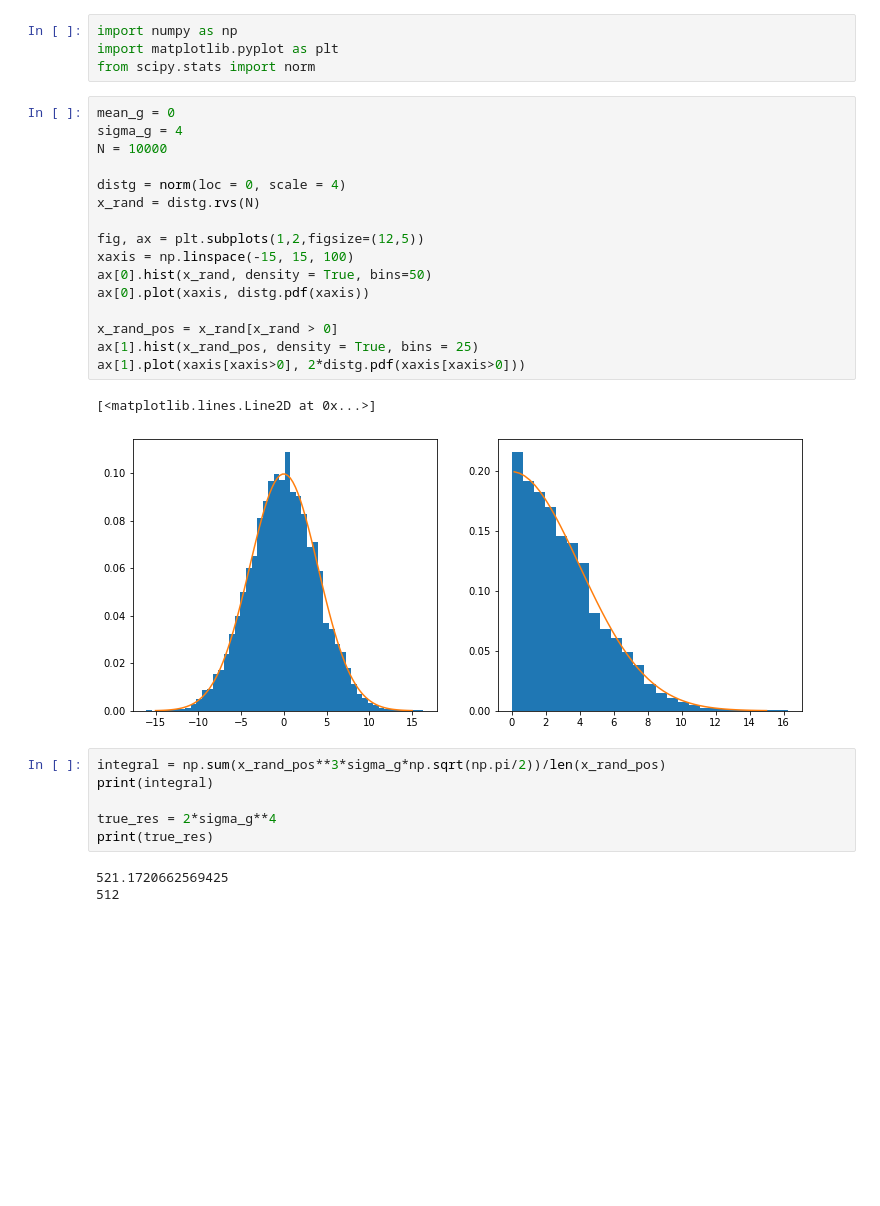
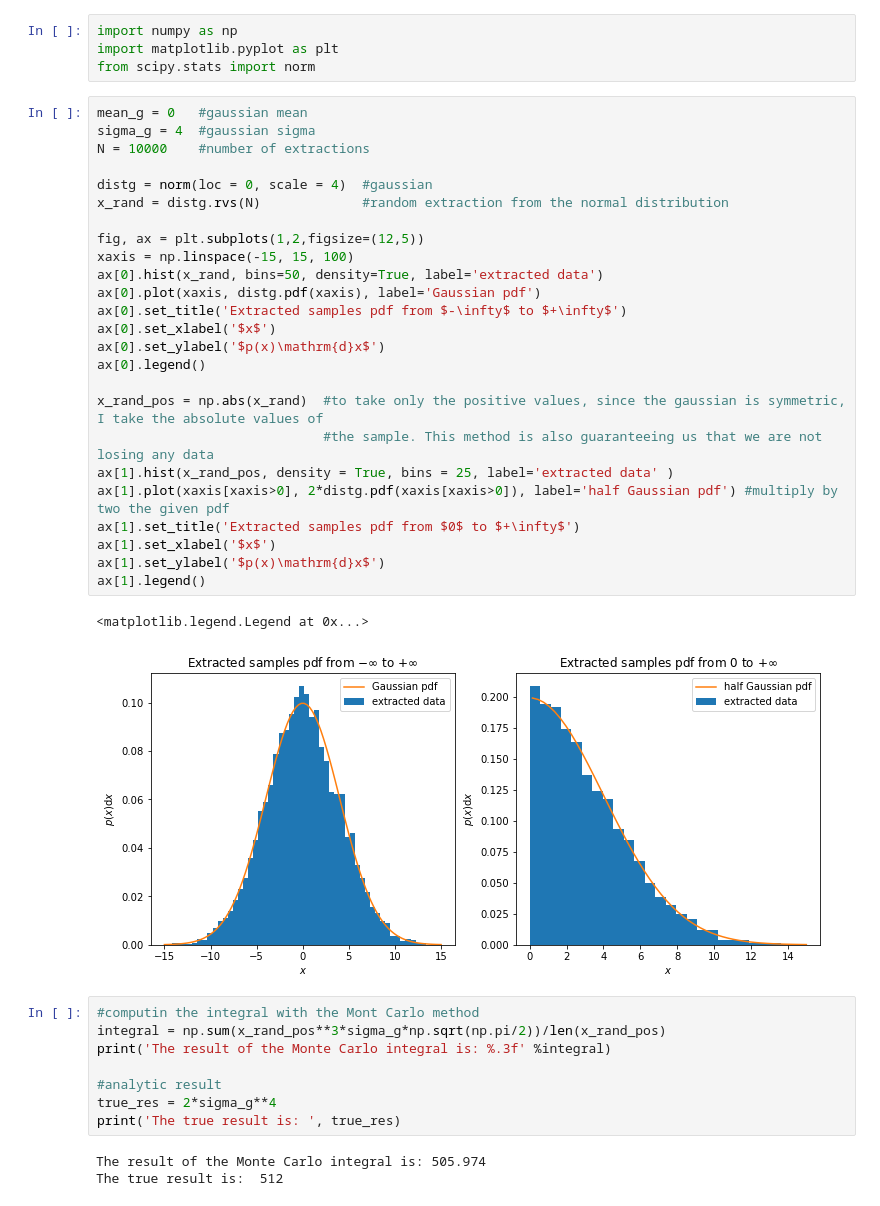
Before and after one commit to giuliapru/astrostatistics_bicocca_2022, a Jupyter notebook: working/L03_Gaussian_integral.ipynb, the cells around one changed output. Saved outputs shown, nothing was run; the diff lists cells and outputs as text; blank space fills up the shorter version.

```diff
--- a/working/L03_Gaussian_integral.ipynb
+++ b/working/L03_Gaussian_integral.ipynb
@@ -5,30 +29,41 @@ import numpy as np
 import matplotlib.pyplot as plt
 from scipy.stats import norm
 # %%
-mean_g = 0
-sigma_g = 4
-N = 10000
+mean_g = 0   #gaussian mean
+sigma_g = 4  #gaussian sigma
+N = 10000    #number of extractions
 
-distg = norm(loc = 0, scale = 4)
-x_rand = distg.rvs(N)
+distg = norm(loc = 0, scale = 4)  #gaussian
+x_rand = distg.rvs(N)             #random extraction from the normal distribution
 
 fig, ax = plt.subplots(1,2,figsize=(12,5))
 xaxis = np.linspace(-15, 15, 100)
-ax[0].hist(x_rand, density = True, bins=50)
-ax[0].plot(xaxis, distg.pdf(xaxis))
+ax[0].hist(x_rand, bins=50, density=True, label='extracted data')
+ax[0].plot(xaxis, distg.pdf(xaxis), label='Gaussian pdf')
+ax[0].set_title('Extracted samples pdf from $-\infty$ to $+\infty$')
+ax[0].set_xlabel('$x$')
+ax[0].set_ylabel('$p(x)\mathrm{d}x$')
+ax[0].legend()
 
-x_rand_pos = x_rand[x_rand > 0]
-ax[1].hist(x_rand_pos, density = True, bins = 25)
-ax[1].plot(xaxis[xaxis>0], 2*distg.pdf(xaxis[xaxis>0]))
+x_rand_pos = np.abs(x_rand)  #to take only the positive values, since the gaussian is symmetric, I take the absolute values of
+                             #the sample. This method is also guaranteeing us that we are not losing any data
+ax[1].hist(x_rand_pos, density = True, bins = 25, label='extracted data' )
+ax[1].plot(xaxis[xaxis>0], 2*distg.pdf(xaxis[xaxis>0]), label='half Gaussian pdf') #multiply by two the given pdf
+ax[1].set_title('Extracted samples pdf from $0$ to $+\infty$')
+ax[1].set_xlabel('$x$')
+ax[1].set_ylabel('$p(x)\mathrm{d}x$')
+ax[1].legend()
 # %% [output]
-[<matplotlib.lines.Line2D at 0x...>]
+<matplotlib.legend.Legend at 0x...>
-[figure, old version]
+[figure, new version]
 # %%
+#computin the integral with the Mont Carlo method
 integral = np.sum(x_rand_pos**3*sigma_g*np.sqrt(np.pi/2))/len(x_rand_pos)
-print(integral)
+print('The result of the Monte Carlo integral is: %.3f' %integral)
 
+#analytic result
 true_res = 2*sigma_g**4
-print(true_res)
+print('The true result is: ', true_res)
 # %% [output]
-521.1720662569425
-512
+The result of the Monte Carlo integral is: 505.974
+The true result is:  512
```
Also changed, not shown: parts of 9 cells of this notebook, 6 other files.
